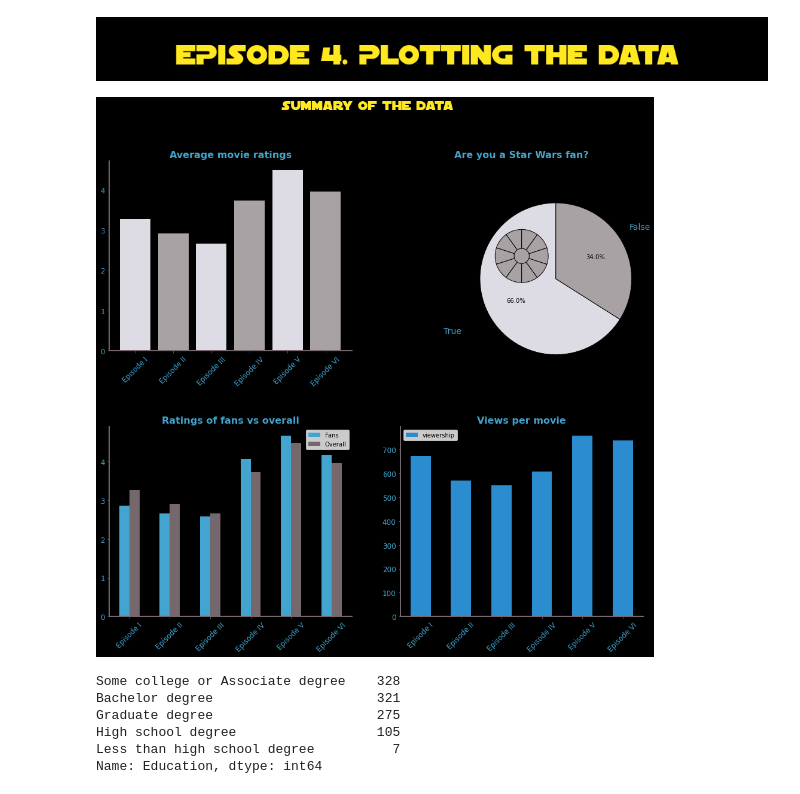
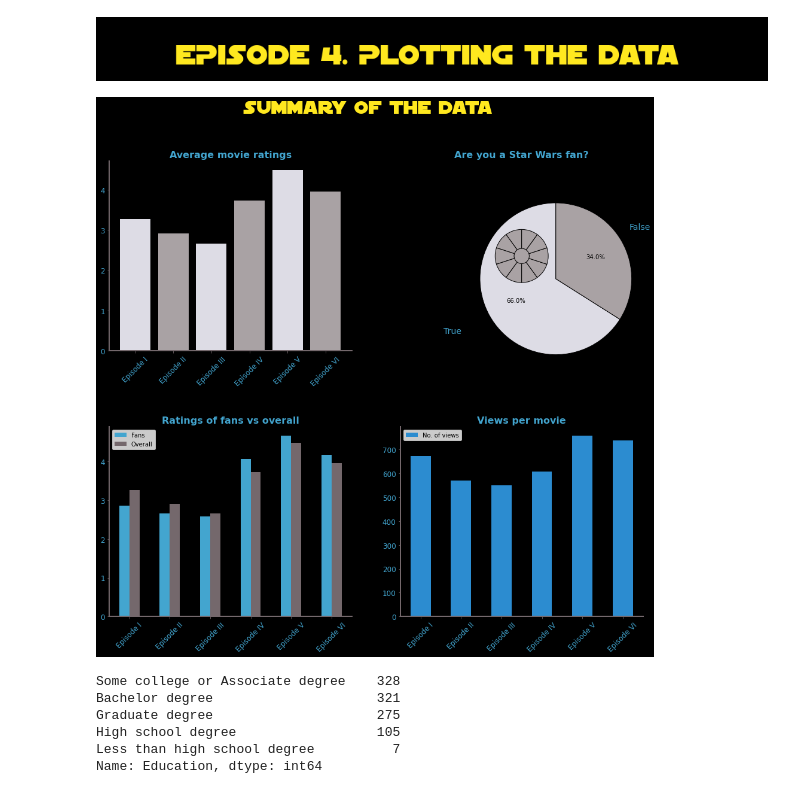
Before and after one commit to grumpyclimber/portfolio, a Jupyter notebook: star_wars/yoda.ipynb, the cells around one changed output. Drawn from its saved outputs; the diff is of its cells as text; code cells hidden in the pictures.

```diff
--- a/star_wars/yoda.ipynb
+++ b/star_wars/yoda.ipynb
@@ -282,7 +282,7 @@ df = pd.DataFrame({
     'Don\'t understand': list(normal[normal.columns[9:15]].mean()),
     'Greedo shot 1': list(nerd[nerd.columns[9:15]].mean()),
     'Han shot 1': list(pro_nerd[pro_nerd.columns[9:15]].mean()),
-    'viewership': list(star_wars[star_wars.columns[3:9]].sum())
+    'Views': list(star_wars[star_wars.columns[3:9]].sum())
 
 })
 xlabels = ['Episode I', 'Episode II', 'Episode III', 'Episode IV', 'Episode V', 'Episode VI']
@@ -339,7 +339,7 @@ fig.patch.set_facecolor('black')
 
 labels = list(star_wars['Do you consider yourself to be a fan of the Star Wars film franchise?'].dropna().unique())
 sizes = list(star_wars['Do you consider yourself to be a fan of the Star Wars film franchise?'].value_counts())
-fig.suptitle('Summary of the data', family='SF Distant Galaxy', fontsize=22, color="#FFE81F")
+fig.suptitle('Summary of the data', family='SF Distant Galaxy', fontsize=32, color="#FFE81F")
 
 ax1 = plt.subplot(221)
 plt.bar(star_wars.columns[9:15], star_wars[star_wars.columns[9:15]].mean(), color=colors[:2])
@@ -352,37 +352,37 @@ for el in texts:
     el.set_fontsize(14)
     el.set_color('#43a5cf')
 # DEATH STAR MOD:
 plt.pie(for_empire,radius=0.35,startangle=90, wedgeprops={'edgecolor' :'black', 'fc':'#a9a2a4'},center=(-1.7,0.3) )
 death_star2 = plt.Circle((-1.7,0.3),0.1,ec='black', fc='#a9a2a4')
 fig = plt.gcf()
 fig.gca().add_artist(death_star2)
 
 ax3 = plt.subplot(223)
 df.plot(x="Episode Rating", y=["Fans", "Overall"], kind="bar",ax=axes[1][0],color=['#43a5cf', '#74686c'])
-
+plt.legend(loc=2)
 ax4 = plt.subplot(224)
-df.plot(x="Episode Rating", y="viewership", kind="bar",ax=axes[1][1], color=colors[2])
-
+df.plot(x="Episode Rating", y="Views", kind="bar",ax=axes[1][1], color=colors[2], label='No. of views')
+plt.legend(loc=2)
 fig.subplots_adjust(hspace=0.4, wspace=0.2)
 axes = [ax1, ax3, ax4]
 for ax in axes:
     for location in [ 'right', 'top']:
             ax.spines[location].set_visible(False)
     for location in [ 'left', 'bottom']:
             ax.spines[location].set_linewidth(2)
             ax.spines[location].set_color('#74686c')
     n+=1
     ax.set_xticks([0,1,2,3,4,5])
     ax.set_xticklabels(ticks, rotation=45, color='#43a5cf')
     ax.tick_params(labelsize=12, color='#74686c')
     ax.set_facecolor('black')
     plt.setp(ax.get_yticklabels(), color='#43a5cf')
     ax.set_xlabel(None)
     ax.set_title(titles[n], color='#43a5cf', weight='heavy',  size=16)
 
 plt.show()
 # %% [output]
-[figure, old version]
+[figure, new version]
 # %%
 star_wars['Education'].value_counts()
 # %% [output]
```
Also changed, not shown: parts of 9 cells of this notebook.
